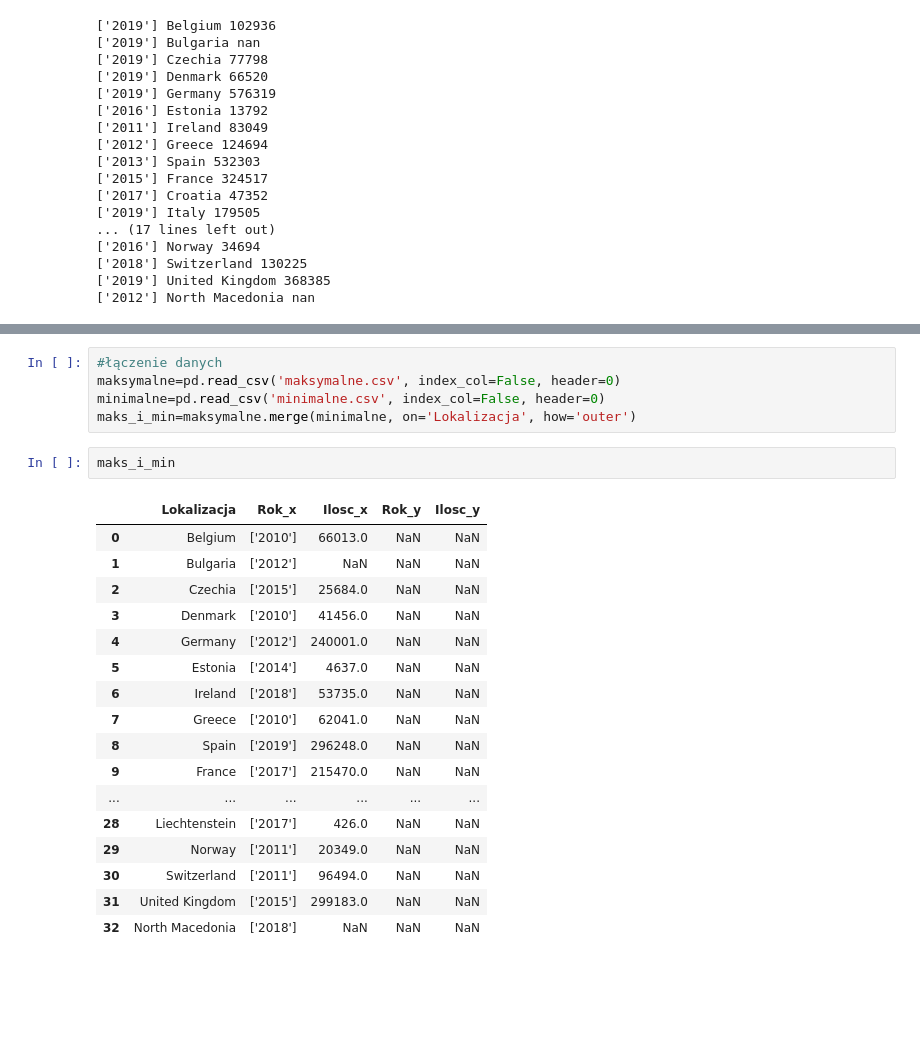
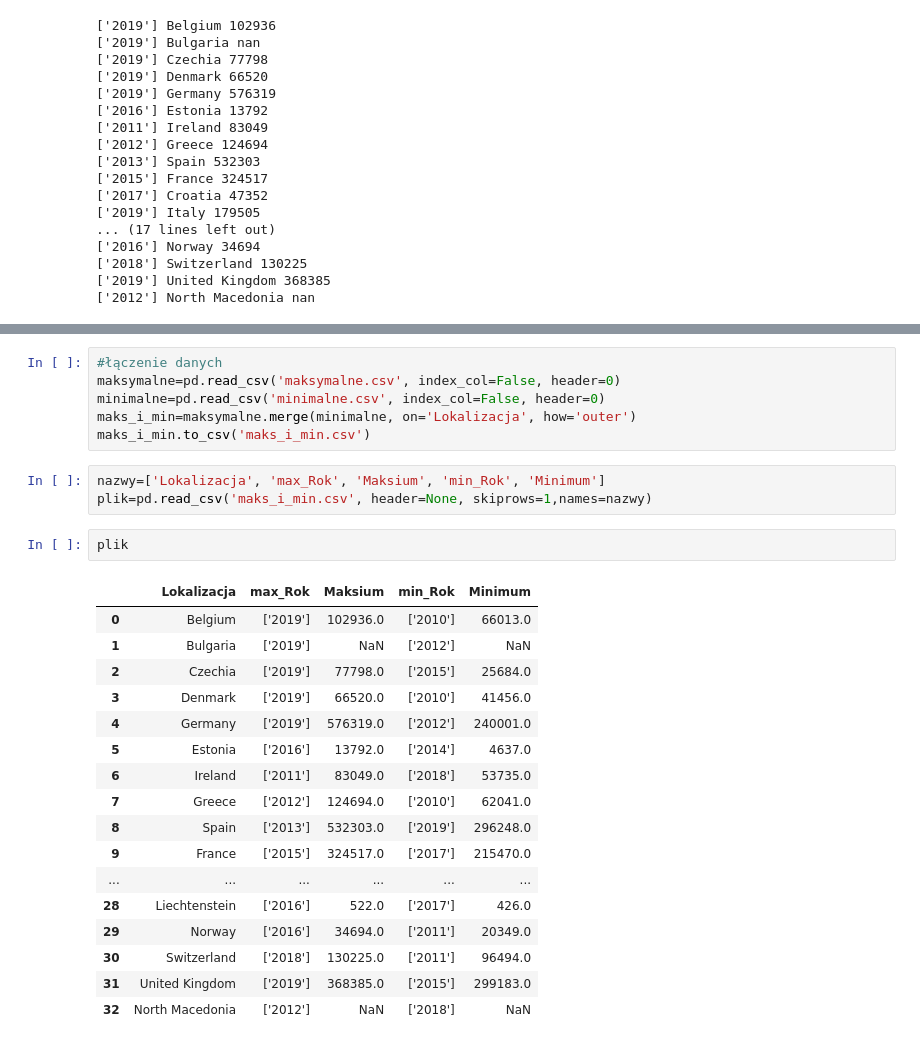
Before and after one commit to jkrotoszynska/python, a Jupyter notebook: zaliczenie.ipynb, the cells around one changed output, grey strips where cells are left out. Cells and saved outputs as stored; diff of their text form; blank space fills up the shorter version.

```diff
--- a/zaliczenie.ipynb
+++ b/zaliczenie.ipynb
@@ -344,23 +325,27 @@ index.name = 'Lokalizacja'
 maksymalne=pd.read_csv('maksymalne.csv', index_col=False, header=0)
 minimalne=pd.read_csv('minimalne.csv', index_col=False, header=0)
 maks_i_min=maksymalne.merge(minimalne, on='Lokalizacja', how='outer')
+maks_i_min.to_csv('maks_i_min.csv')
-# %%
-maks_i_min
-# %% [output]
-|  | Lokalizacja | Rok_x | Ilosc_x | Rok_y | Ilosc_y |
-| 0 | Belgium | ['2010'] | 66013.0 | NaN | NaN |
-| 1 | Bulgaria | ['2012'] | NaN | NaN | NaN |
-| 2 | Czechia | ['2015'] | 25684.0 | NaN | NaN |
-| 3 | Denmark | ['2010'] | 41456.0 | NaN | NaN |
-| 4 | Germany | ['2012'] | 240001.0 | NaN | NaN |
-| 5 | Estonia | ['2014'] | 4637.0 | NaN | NaN |
-| 6 | Ireland | ['2018'] | 53735.0 | NaN | NaN |
-| 7 | Greece | ['2010'] | 62041.0 | NaN | NaN |
-| 8 | Spain | ['2019'] | 296248.0 | NaN | NaN |
-| 9 | France | ['2017'] | 215470.0 | NaN | NaN |
-| ... | ... | ... | ... | ... | ... |
-| 28 | Liechtenstein | ['2017'] | 426.0 | NaN | NaN |
-| 29 | Norway | ['2011'] | 20349.0 | NaN | NaN |
-| 30 | Switzerland | ['2011'] | 96494.0 | NaN | NaN |
-| 31 | United Kingdom | ['2015'] | 299183.0 | NaN | NaN |
-| 32 | North Macedonia | ['2018'] | NaN | NaN | NaN |
+# %%
+nazwy=['Lokalizacja', 'max_Rok', 'Maksium', 'min_Rok', 'Minimum']
+plik=pd.read_csv('maks_i_min.csv', header=None, skiprows=1,names=nazwy)
+# %%
+plik
+# %% [output]
+|  | Lokalizacja | max_Rok | Maksium | min_Rok | Minimum |
+| 0 | Belgium | ['2019'] | 102936.0 | ['2010'] | 66013.0 |
+| 1 | Bulgaria | ['2019'] | NaN | ['2012'] | NaN |
+| 2 | Czechia | ['2019'] | 77798.0 | ['2015'] | 25684.0 |
+| 3 | Denmark | ['2019'] | 66520.0 | ['2010'] | 41456.0 |
+| 4 | Germany | ['2019'] | 576319.0 | ['2012'] | 240001.0 |
+| 5 | Estonia | ['2016'] | 13792.0 | ['2014'] | 4637.0 |
+| 6 | Ireland | ['2011'] | 83049.0 | ['2018'] | 53735.0 |
+| 7 | Greece | ['2012'] | 124694.0 | ['2010'] | 62041.0 |
+| 8 | Spain | ['2013'] | 532303.0 | ['2019'] | 296248.0 |
+| 9 | France | ['2015'] | 324517.0 | ['2017'] | 215470.0 |
+| ... | ... | ... | ... | ... | ... |
+| 28 | Liechtenstein | ['2016'] | 522.0 | ['2017'] | 426.0 |
+| 29 | Norway | ['2016'] | 34694.0 | ['2011'] | 20349.0 |
+| 30 | Switzerland | ['2018'] | 130225.0 | ['2011'] | 96494.0 |
+| 31 | United Kingdom | ['2019'] | 368385.0 | ['2015'] | 299183.0 |
+| 32 | North Macedonia | ['2012'] | NaN | ['2018'] | NaN |
```
Also changed, not shown: parts of 2 cells of this notebook, 4 other files.
